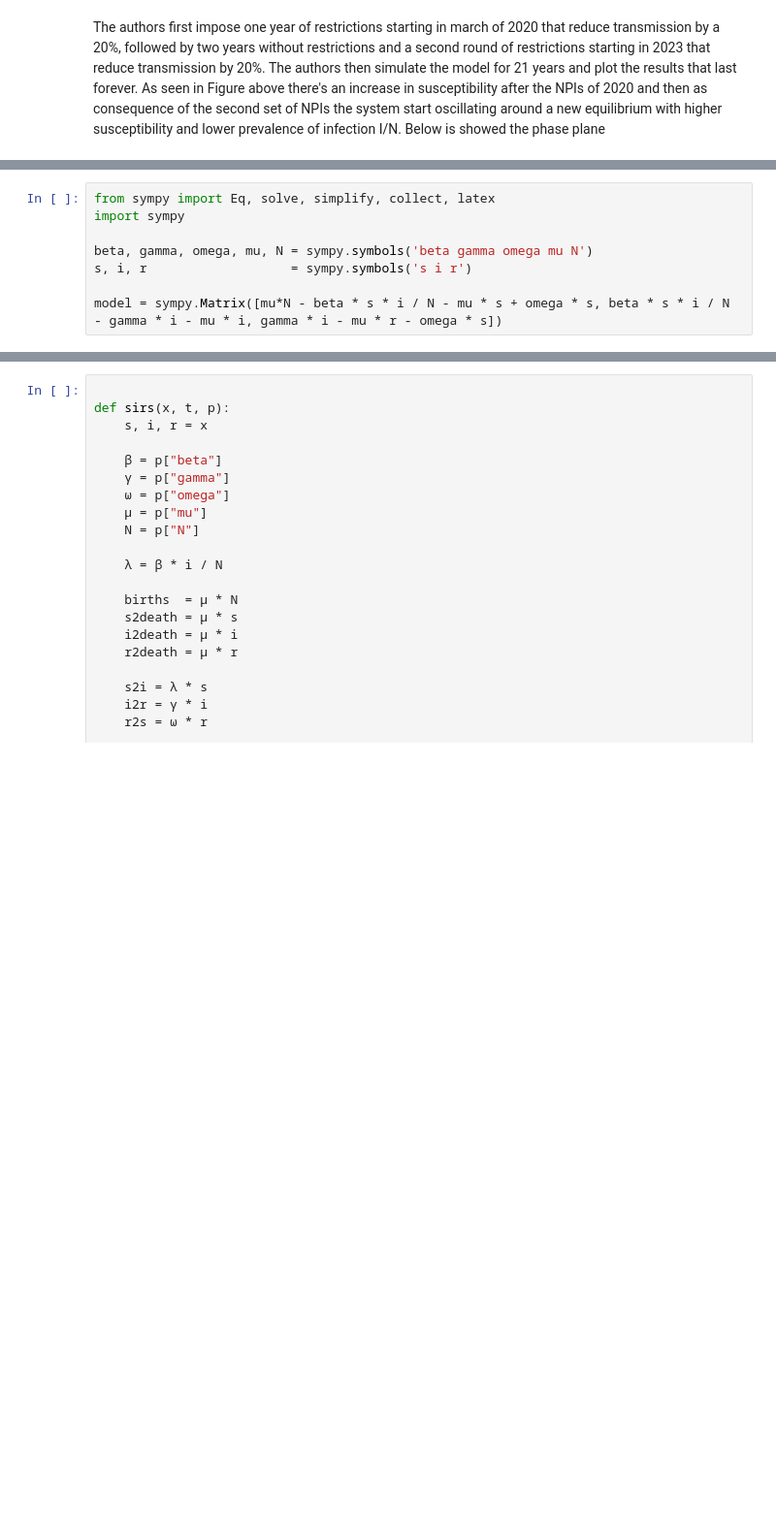
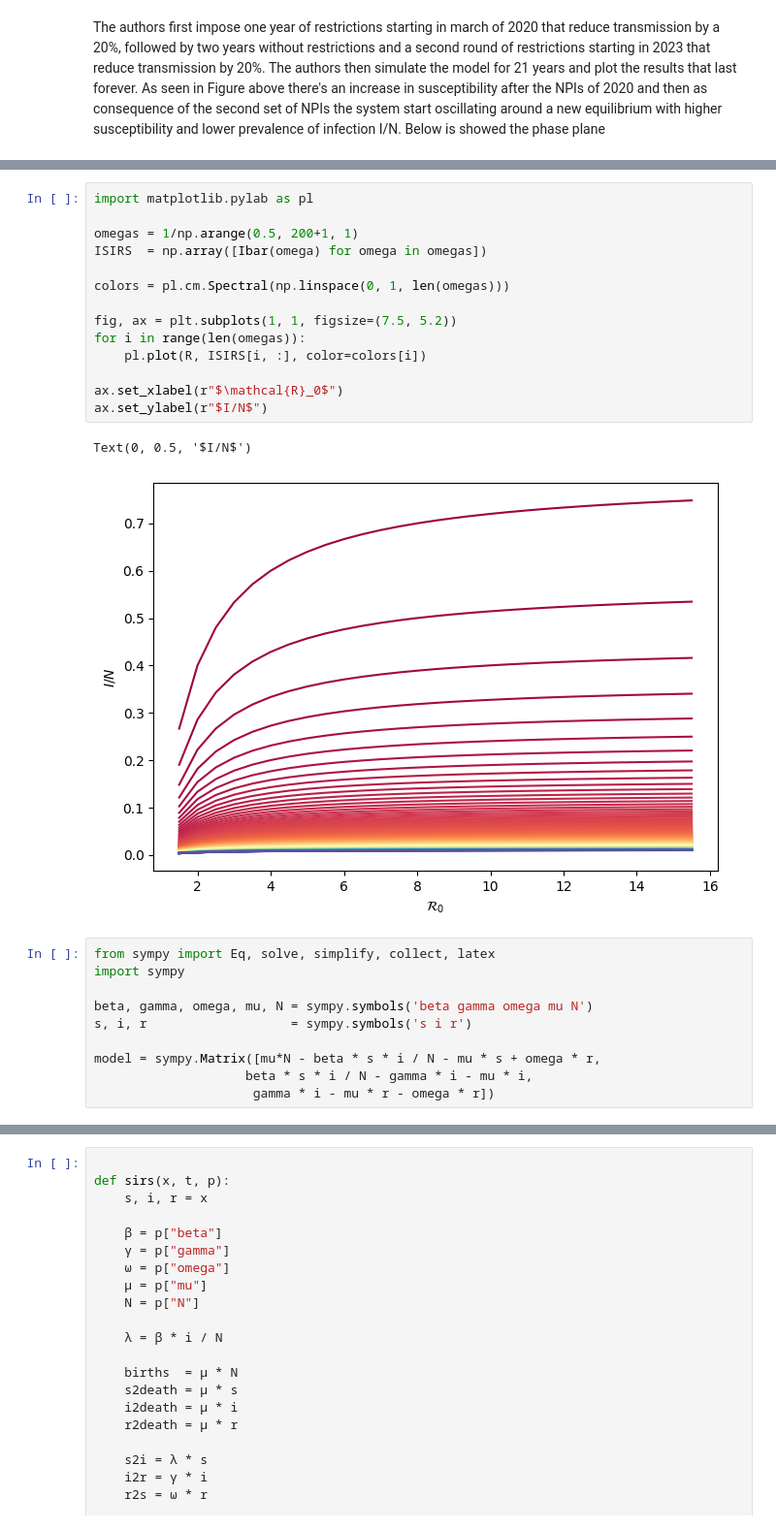
Before and after one commit to ChaosDonkey06/replicated_papers, a Jupyter notebook: 01.ipynb, the cells around one changed output, grey strips where cells are left out. Shown at 97% size. Cells and saved outputs as stored; diff of their text form; blank space fills up the shorter version.

```diff
--- a/01.ipynb
+++ b/01.ipynb
@@ -259,3 +281,20 @@ Array([ 9. ,  9.5, 10. , 10.5, 11. , 11.5, 12. , 12.5, 13. , 13.5, 14. ,
+# %%
+import matplotlib.pylab as pl
+
+omegas = 1/np.arange(0.5, 200+1, 1)
+ISIRS  = np.array([Ibar(omega) for omega in omegas])
+
+colors = pl.cm.Spectral(np.linspace(0, 1, len(omegas)))
+
+fig, ax = plt.subplots(1, 1, figsize=(7.5, 5.2))
+for i in range(len(omegas)):
+    pl.plot(R, ISIRS[i, :], color=colors[i])
+
+ax.set_xlabel(r"$\mathcal{R}_0$")
+ax.set_ylabel(r"$I/N$")
+# %% [output]
+Text(0, 0.5, '$I/N$')
+[figure, added]
 # %%
 from sympy import Eq, solve, simplify, collect, latex
 import sympy
@@ -263,7 +302,9 @@ import sympy
 beta, gamma, omega, mu, N = sympy.symbols('beta gamma omega mu N')
 s, i, r                   = sympy.symbols('s i r')
 
-model = sympy.Matrix([mu*N - beta * s * i / N - mu * s + omega * s, beta * s * i / N - gamma * i - mu * i, gamma * i - mu * r - omega * s])
+model = sympy.Matrix([mu*N - beta * s * i / N - mu * s + omega * r,
+                    beta * s * i / N - gamma * i - mu * i,
+                     gamma * i - mu * r - omega * r])
 # %%
 eq           = [Eq(model[0], 0), Eq(model[1], 0), Eq(model[2], 0)]
 equilibrium  = solve(eq, s, i, r)
```
Also changed, not shown: parts of 9 cells of this notebook.
